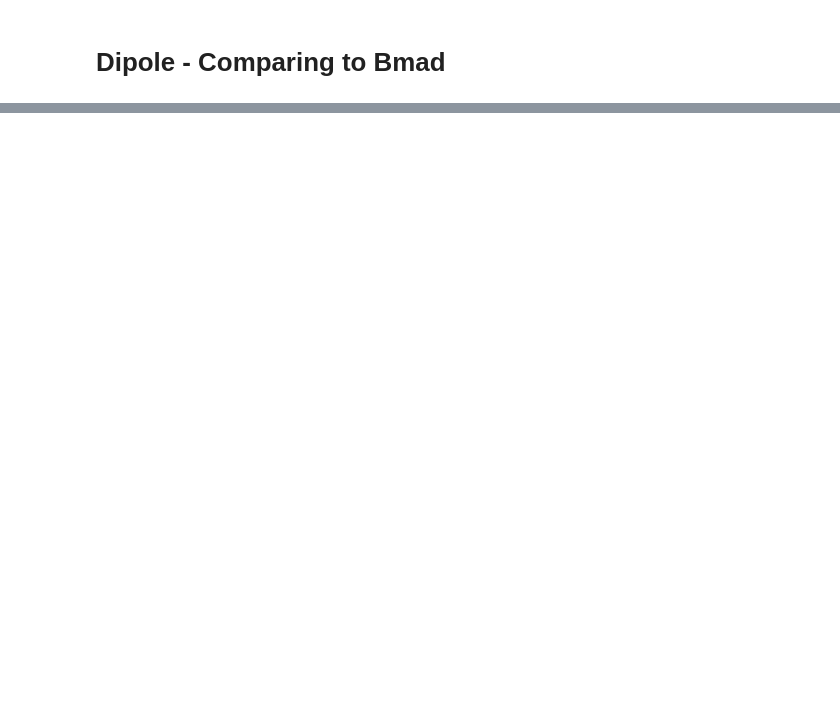
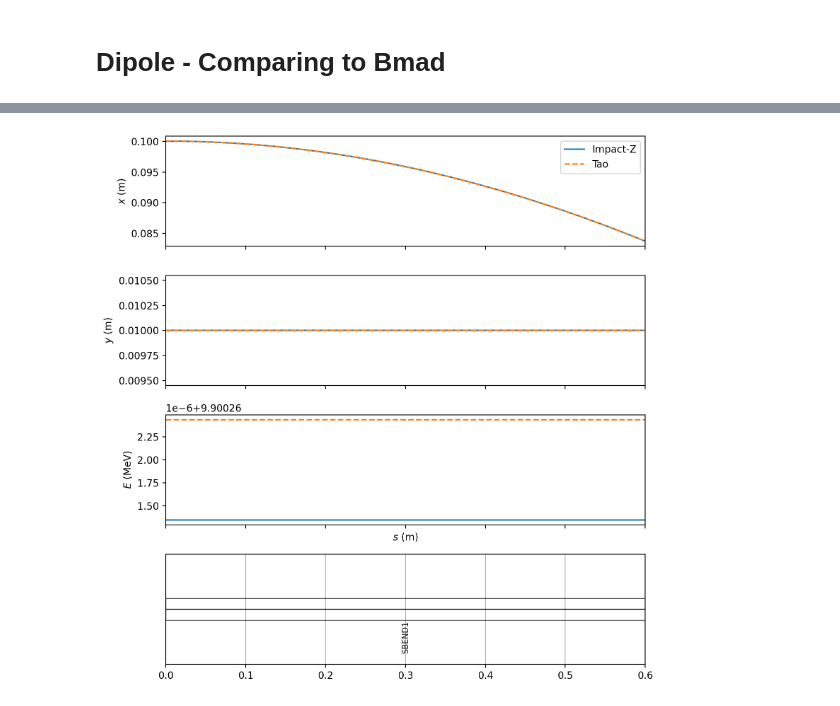
Before and after one commit to ChristopherMayes/lume-impact, a Jupyter notebook: docs/examples/z/elements/dipole-bmad.ipynb, the cells around one changed output, grey strips where cells are left out. Cells and saved outputs as stored; diff of their text form; code cells hidden in the pictures; blank space fills up the shorter version.

```diff
--- a/docs/examples/z/elements/dipole-bmad.ipynb
+++ b/docs/examples/z/elements/dipole-bmad.ipynb
@@ -60,2 +70,4 @@ input.space_charge_off()
 # %%
-I = IZ.ImpactZ(input, use_temp_dir=False, workdir="./tmp", initial_particles=P0)
+I = IZ.ImpactZ.from_tao(
+    tao, use_temp_dir=False, workdir="./dipole-bmad", initial_particles=P0
+)
@@ -62,4 +94,4 @@ I = IZ.ImpactZ(input, use_temp_dir=False, workdir="./tmp", initial_particles=P0)
 # %%
-output = I.run(verbose=True)
+output = I.run()
 # %%
 I.input
@@ -89,27 +138,33 @@ Ptao.data
 # %%
-import matplotlib.pyplot as plt
-
+mc2 = I.input.reference_particle_mass
 stats = I.output.stats
 z = stats.z
 x = stats.mean_x
 y = stats.mean_y
+energy = stats.mean_energy
 
 x_tao = tao.bunch_comb("x")
 y_tao = tao.bunch_comb("y")
 s_tao = tao.bunch_comb("s")
+p_tao = (1 + tao.bunch_comb("pz")) * tao.bunch_comb("p0c")
+energy_tao = np.hypot(p_tao, mc2)
 
-fig, axes = plt.subplots(2, figsize=(8, 4))
-ax = axes[0]
-ax.plot(z, x, label="Impact-Z")
-ax.plot(s_tao, x_tao, "--", label="Tao")
-ax.set_ylabel(r"$x$ (m)")
+fig, (ax1, ax2, ax3, ax4) = plt.subplots(4, figsize=(8, 8), sharex=True)
+ax1.plot(z, x, label="Impact-Z")
+ax1.plot(s_tao, x_tao, "--", label="Tao")
+ax1.set_ylabel(r"$x$ (m)")
+ax1.legend()
 
+ax2.plot(z, y, label="Impact-Z")
+ax2.plot(s_tao, y_tao, "--", label="Tao")
+ax2.set_ylabel(r"$y$ (m)")
 
-ax = axes[1]
-ax.plot(z, y, label="Impact-Z")
-ax.plot(s_tao, y_tao, "--", label="Tao")
-ax.set_ylabel(r"$y$ (m)")
+ax3.plot(z, energy / 1e6, label="Impact-Z")
+ax3.plot(s_tao, energy_tao / 1e6, "--", label="Tao")
+ax3.set_ylabel(r"$E$ (MeV)")
+ax3.set_xlabel(r"$s$ (m)")
 
-ax.set_xlabel(r"$s$ (m)")
-
-plt.legend();
+tao.update_plot_shapes(type_label="name", layout=True)
+tao.matplotlib.plot("lat_layout", axes=[ax4]);
+# %% [output]
+[figure, added]
```
Also changed, not shown: parts of 22 cells of this notebook, 44 other files.
